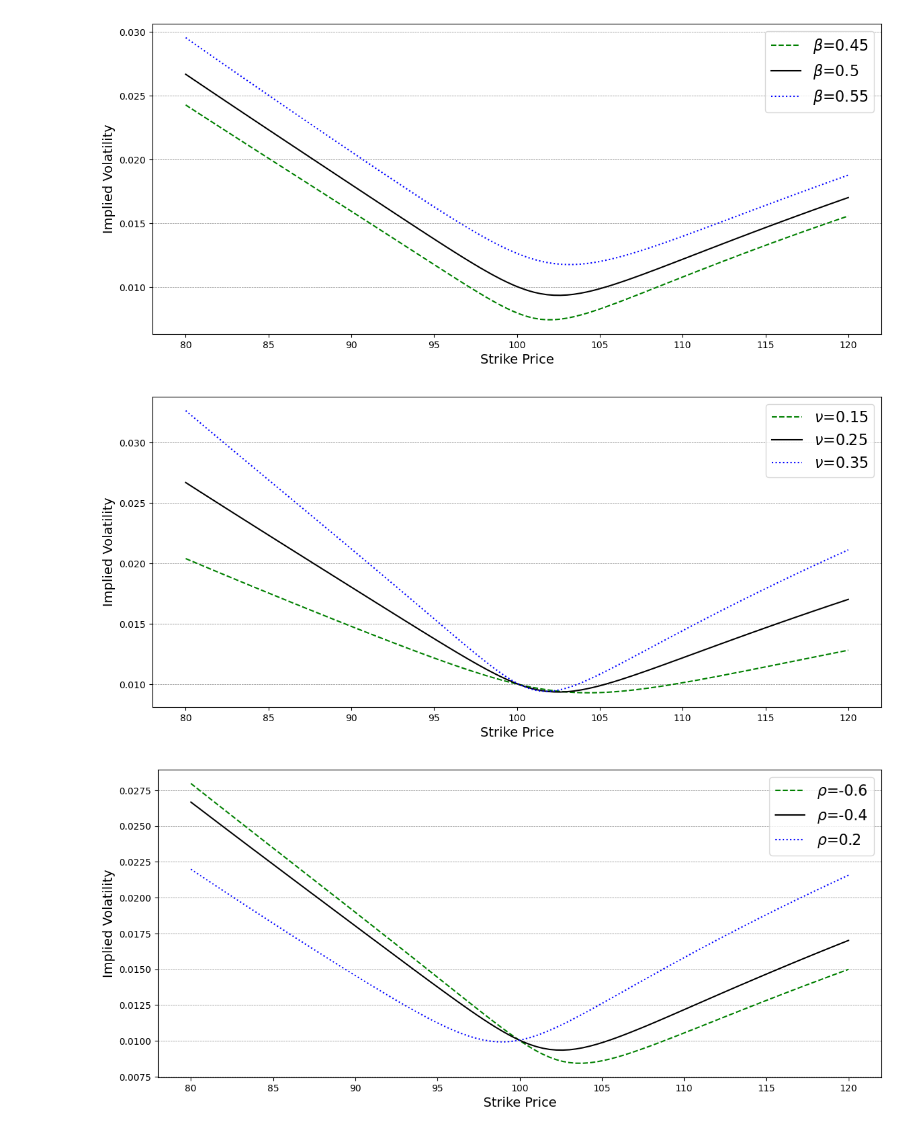
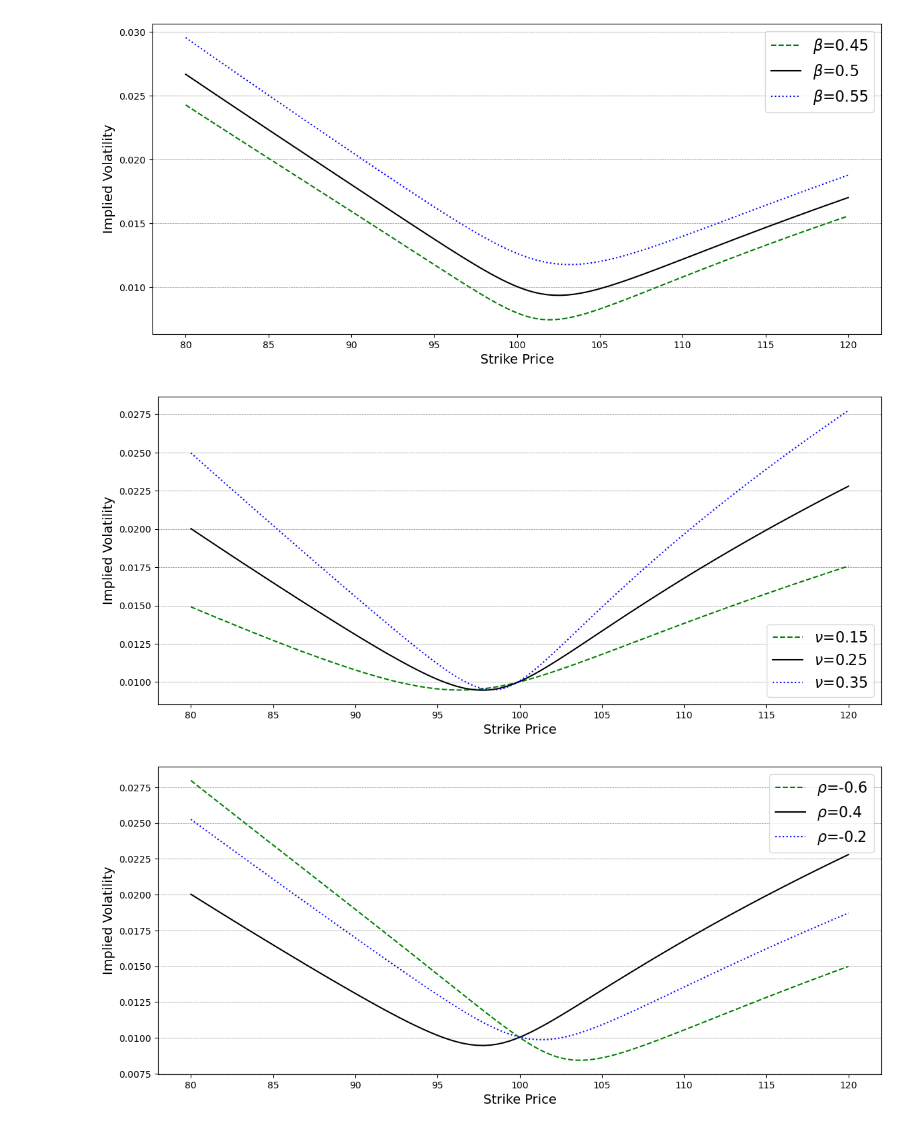
Before and after one commit to NannaOhrt/master_thesis, a Jupyter notebook: main/code/used_code/sabr_parameters.ipynb, the cells around one changed output. Saved outputs shown, nothing was run; the diff lists cells and outputs as text; code cells hidden in the pictures.

```diff
--- a/main/code/used_code/sabr_parameters.ipynb
+++ b/main/code/used_code/sabr_parameters.ipynb
@@ -58,36 +58,36 @@ strikes = np.linspace(80, 120, 100)
 # Varying alpha
 alpha_values = [0.08, 0.1, 0.12]
 plot_volatility_smiles(F, T, alpha_values, 0.5, -0.4, 0.25, strikes, 'alpha', alpha_values,
                        "/Users/nannaingemannohrt/Desktop/master_thesis/main/plots/SABR1_alpha.png")
 
 # Varying beta
 beta_values = [0.45, 0.5, 0.55]
 plot_volatility_smiles(F, T, 0.1, beta_values, -0.4, 0.25, strikes, 'beta', beta_values,
                        "/Users/nannaingemannohrt/Desktop/master_thesis/main/plots/SABR_beta.png")
 
 # Varying nu
 nu_values = [0.15, 0.25, 0.35]
-plot_volatility_smiles(F, T, 0.1, 0.5, -0.4, nu_values, strikes, 'nu', nu_values,
+plot_volatility_smiles(F, T, 0.1, 0.5, 0.4, nu_values, strikes, 'nu', nu_values,
                        "/Users/nannaingemannohrt/Desktop/master_thesis/main/plots/SABR_nu.png")
 
 # Varying rho
-rho_values = [-0.6, -0.4, 0.2]
+rho_values = [-0.6, 0.4, -0.2]
 plot_volatility_smiles(F, T, 0.1, 0.5, rho_values, 0.25, strikes, 'rho', rho_values,
                        "/Users/nannaingemannohrt/Desktop/master_thesis/main/plots/SABR_rho.png")
 
 # Varying F
 F_values = [97.5, 100, 102.5]
 plot_volatility_smiles(F_values, T, 0.1, 0.5, -0.4, 0.25, strikes, 'F', F_values,
                        "/Users/nannaingemannohrt/Desktop/master_thesis/main/plots/SABR_f.png")
 
 # Fixed beta run with extreme values
 beta_extreme_values = [0, 0.5, 1]
 plot_volatility_smiles(F, T, 0.1, beta_extreme_values, -0.4, 0.25, strikes, 'beta', beta_extreme_values,
                        "/Users/nannaingemannohrt/Desktop/master_thesis/main/plots/SABR_beta_fixed.png")
 # %% [output]
 [figure]
 [figure]
-[figure, old version]
+[figure, new version]
-[figure, old version]
+[figure, new version]
 [figure]
 [figure]
```
Also changed, not shown: 3 other files.
